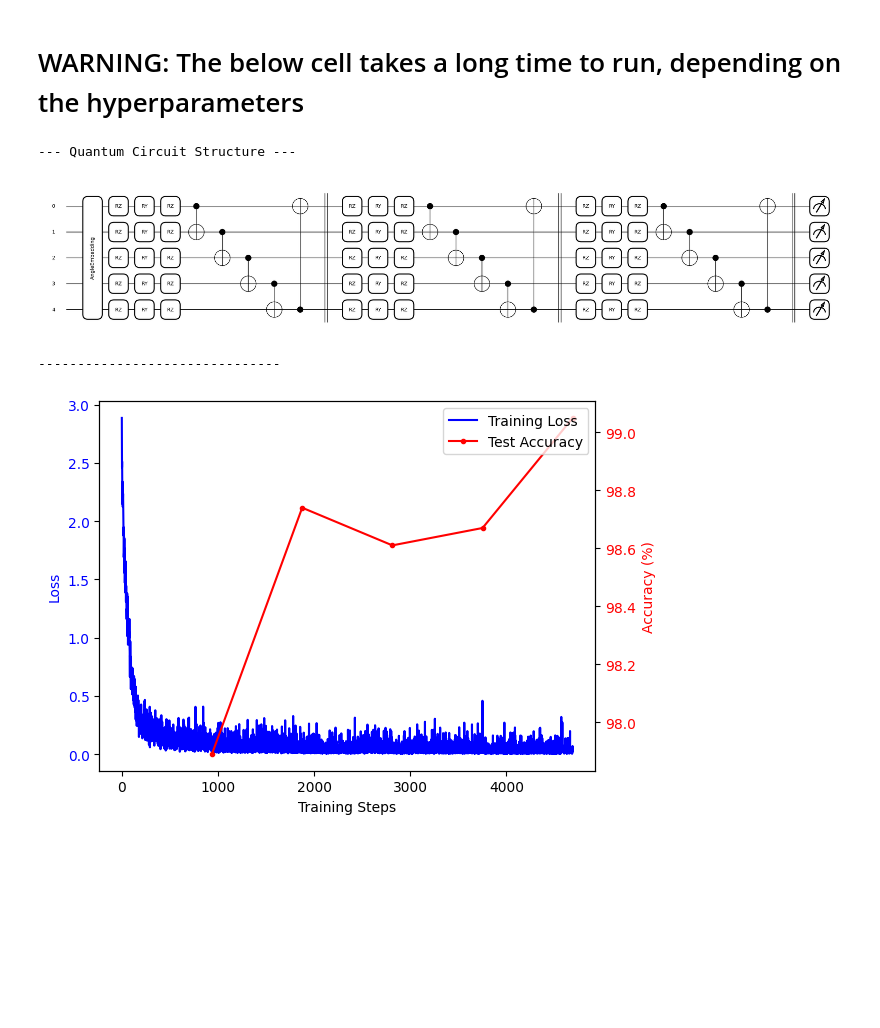
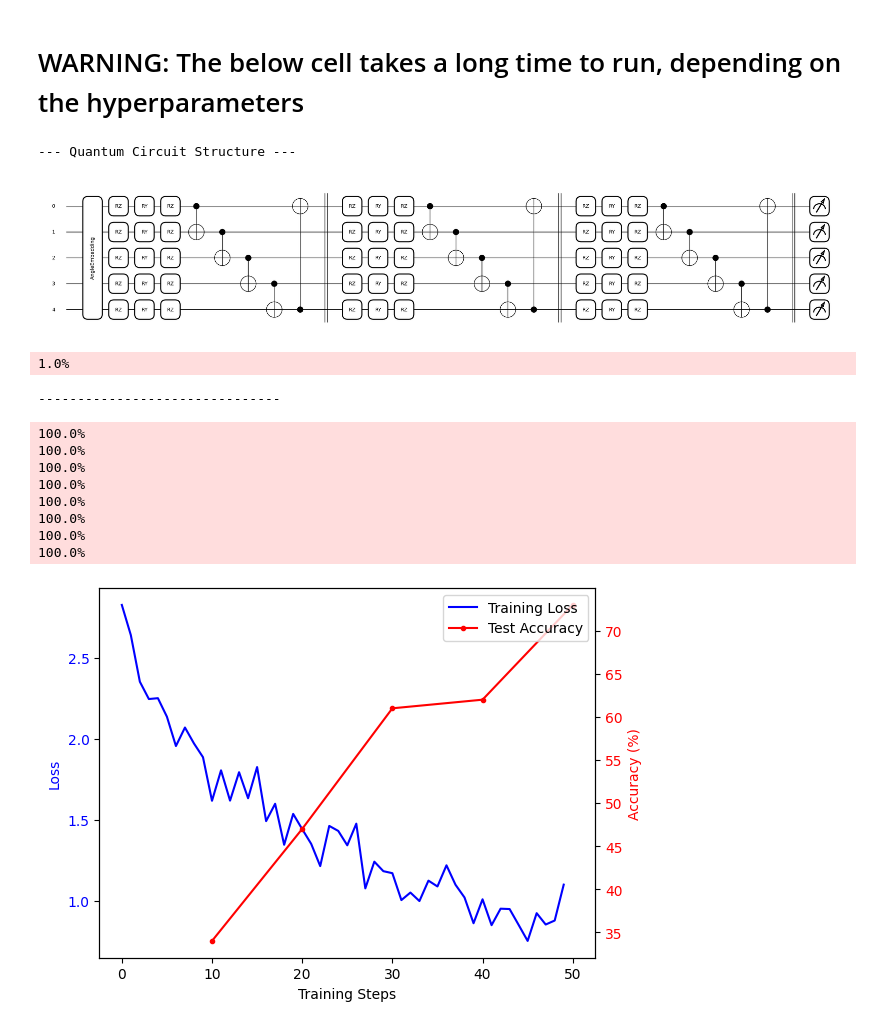
Before and after one commit to pk-2004/quantum-classification, a Jupyter notebook: HQNN/HQNN-Parallel-local.ipynb, the cells around one changed output. Drawn from its saved outputs; the diff is of its cells as text; code cells hidden in the pictures; blank space fills up the shorter version.

```diff
--- a/HQNN/HQNN-Parallel-local.ipynb
+++ b/HQNN/HQNN-Parallel-local.ipynb
@@ -571,29 +594,38 @@ depth = 3  # Depth
 # WARNING: The below cell takes a long time to run, depending on the hyperparameters
 # %%
 # --- Instantiate and Train the Model ---
-dataset_portion = 0.01 # Percentage of dataset to train on (for training speed)
+dataset_portion = 0.1 # Percentage of dataset to train on (for training speed)
 
 # 1. Create the model instance
 hqnn_model = HQNNParallel(
     n_circuits = c,
     n_qubits = q,
     depth = depth,
     device = 'lightning.qubit'
 )
 
 # 2. Load dataset
 transform = transforms.ToTensor()
 train_dataset = datasets.MNIST(root='./data/mnist-parallel/train', train=True, download=True, transform=transform)
 test_dataset = datasets.MNIST(root='./data/mnist-parallel/test', train=False, download=True, transform=transform)
 
 # Get the specified portions of the dataset
 train_dataset = torch.utils.data.Subset(train_dataset, range(int(len(train_dataset) * dataset_portion)))
 test_dataset = torch.utils.data.Subset(test_dataset, range(int(len(test_dataset) * dataset_portion)))
 
 # 3. Train the model
 trained_model = train_model(hqnn_model, train_dataset, test_dataset, epochs=5, batch_size=64, plot=True)
 # %% [output]
 --- Quantum Circuit Structure ---
 [figure]
--------------------------------
+1.0%
+-------------------------------
+100.0%
+100.0%
+100.0%
+100.0%
+100.0%
+100.0%
+100.0%
+100.0%
-[figure, old version]
+[figure, new version]
```
Also changed, not shown: parts of 6 cells of this notebook, 2 other files.
